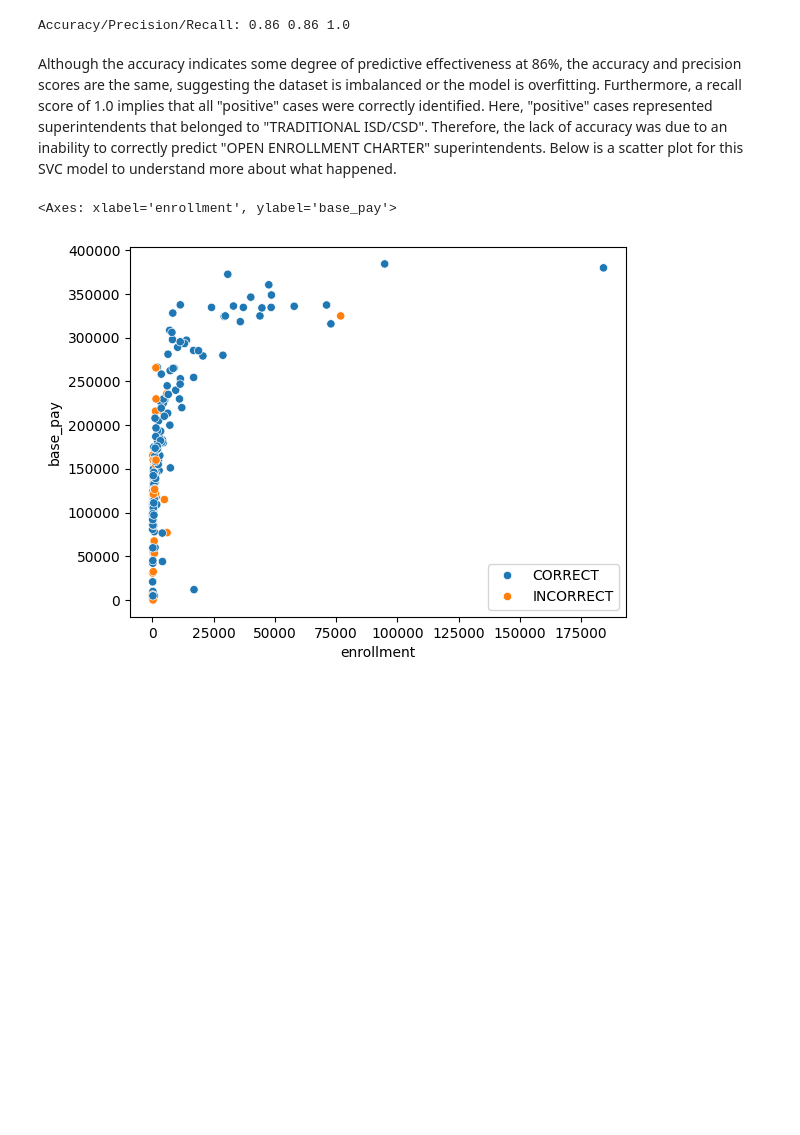
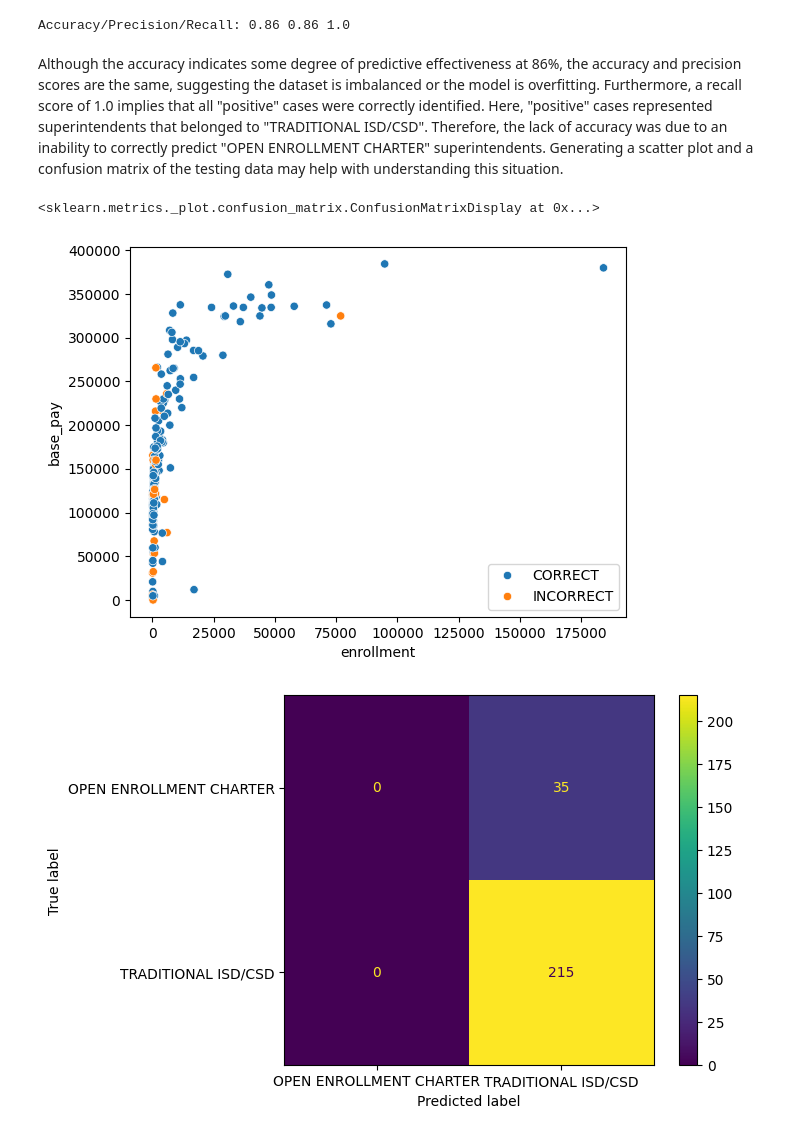
Before and after one commit to Kiron-Ang/DSC, a Jupyter notebook: svm_analysis.ipynb, the cells around one changed output. Cells and saved outputs as stored; diff of their text form; code cells hidden in the pictures; blank space fills up the shorter version.

```diff
--- a/svm_analysis.ipynb
+++ b/svm_analysis.ipynb
@@ -102,18 +104,21 @@ print("Accuracy/Precision/Recall:", accuracy, precision, recall)
 # %% [output]
 Accuracy/Precision/Recall: 0.86 0.86 1.0
 # %% [markdown]
-Although the accuracy indicates some degree of predictive effectiveness at 86%, the accuracy and precision scores are the same, suggesting the dataset is imbalanced or the model is overfitting. Furthermore, a recall score of 1.0 implies that all "positive" cases were correctly identified. Here, "positive" cases represented superintendents that belonged to "TRADITIONAL ISD/CSD". Therefore, the lack of accuracy was due to an inability to correctly predict "OPEN ENROLLMENT CHARTER" superintendents. Below is a scatter plot for this SVC model to understand more about what happened.
+Although the accuracy indicates some degree of predictive effectiveness at 86%, the accuracy and precision scores are the same, suggesting the dataset is imbalanced or the model is overfitting. Furthermore, a recall score of 1.0 implies that all "positive" cases were correctly identified. Here, "positive" cases represented superintendents that belonged to "TRADITIONAL ISD/CSD". Therefore, the lack of accuracy was due to an inability to correctly predict "OPEN ENROLLMENT CHARTER" superintendents. Generating a scatter plot and a confusion matrix of the testing data may help with understanding this situation.
 # %%
 predictions = []
 number = 0
 for test in y_test:
   if y_predict[number] == test:
     predictions.append("CORRECT")
   else:
     predictions.append("INCORRECT")
   number += 1
 
 seaborn.scatterplot(x=X_test["enrollment"], y=X_test["base_pay"], hue=predictions)
+
+sklearn.metrics.ConfusionMatrixDisplay.from_predictions(y_test, y_predict)
 # %% [output]
-<Axes: xlabel='enrollment', ylabel='base_pay'>
+<sklearn.metrics._plot.confusion_matrix.ConfusionMatrixDisplay at 0x...>
 [figure]
+[figure, added]
```
Also changed, not shown: parts of 6 cells of this notebook.
